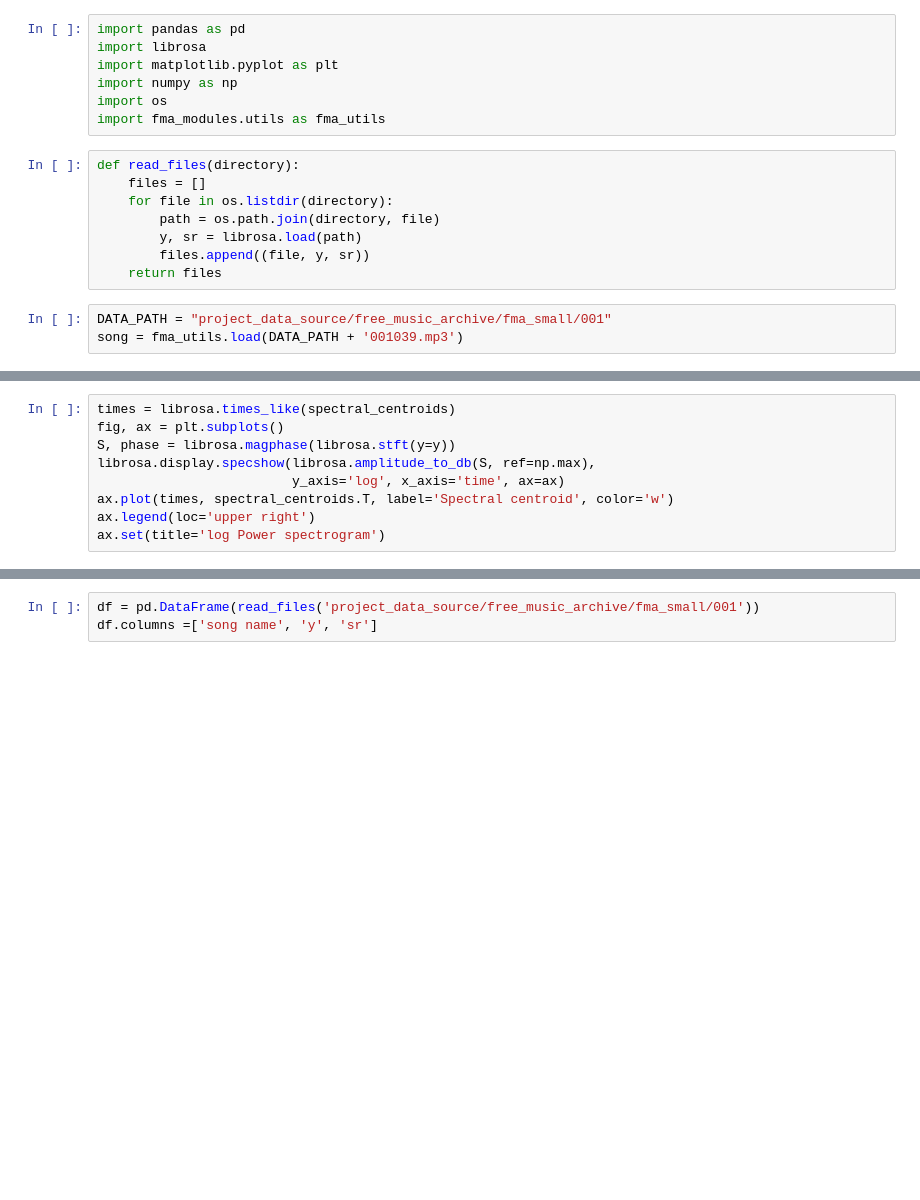
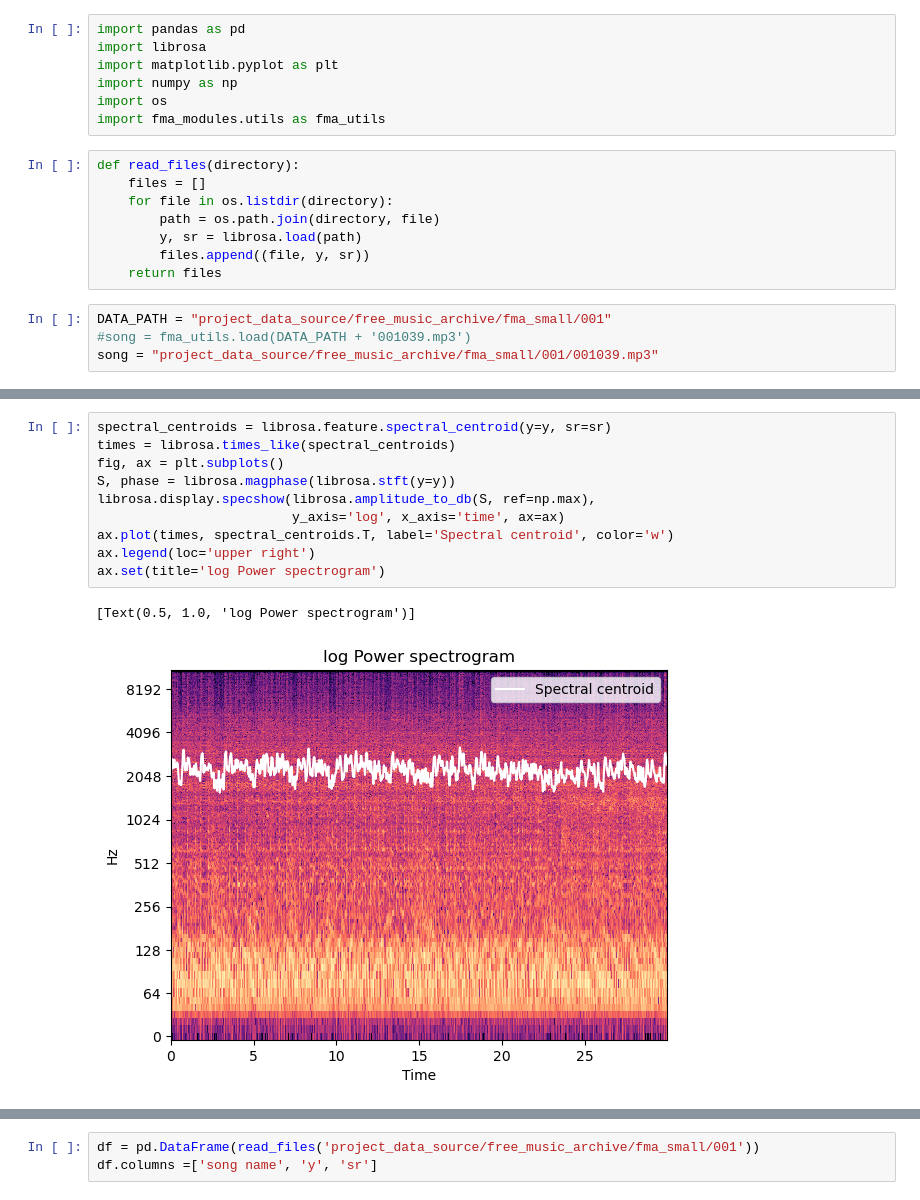
Before and after one commit to BMurp/music_modeling_capstone, a Jupyter notebook: feature_extraction.ipynb, the cells around one changed output, grey strips where cells are left out. Cells and saved outputs as stored; diff of their text form; blank space fills up the shorter version.

```diff
--- a/feature_extraction.ipynb
+++ b/feature_extraction.ipynb
@@ -15,7 +15,8 @@ def read_files(directory):
     return files
 # %%
 DATA_PATH = "project_data_source/free_music_archive/fma_small/001"
-song = fma_utils.load(DATA_PATH + '001039.mp3')
+#song = fma_utils.load(DATA_PATH + '001039.mp3')
+song = "project_data_source/free_music_archive/fma_small/001/001039.mp3"
 # %%
 y, sr = librosa.load(song)
 
@@ -48,10 +56,14 @@ TypeError: Invalid file: None
 # %%
+spectral_centroids = librosa.feature.spectral_centroid(y=y, sr=sr)
 times = librosa.times_like(spectral_centroids)
 fig, ax = plt.subplots()
 S, phase = librosa.magphase(librosa.stft(y=y))
 librosa.display.specshow(librosa.amplitude_to_db(S, ref=np.max),
                          y_axis='log', x_axis='time', ax=ax)
 ax.plot(times, spectral_centroids.T, label='Spectral centroid', color='w')
 ax.legend(loc='upper right')
 ax.set(title='log Power spectrogram')
+# %% [output]
+[Text(0.5, 1.0, 'log Power spectrogram')]
+[figure, added]
 # %%
```
Also changed, not shown: parts of 4 cells of this notebook.
